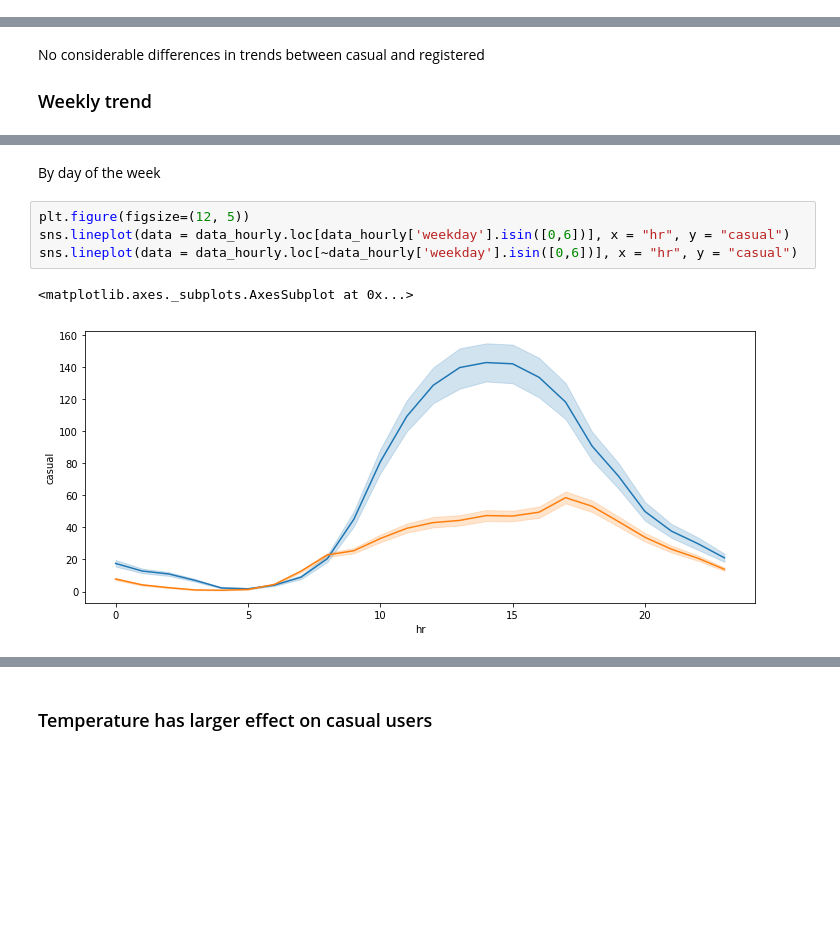
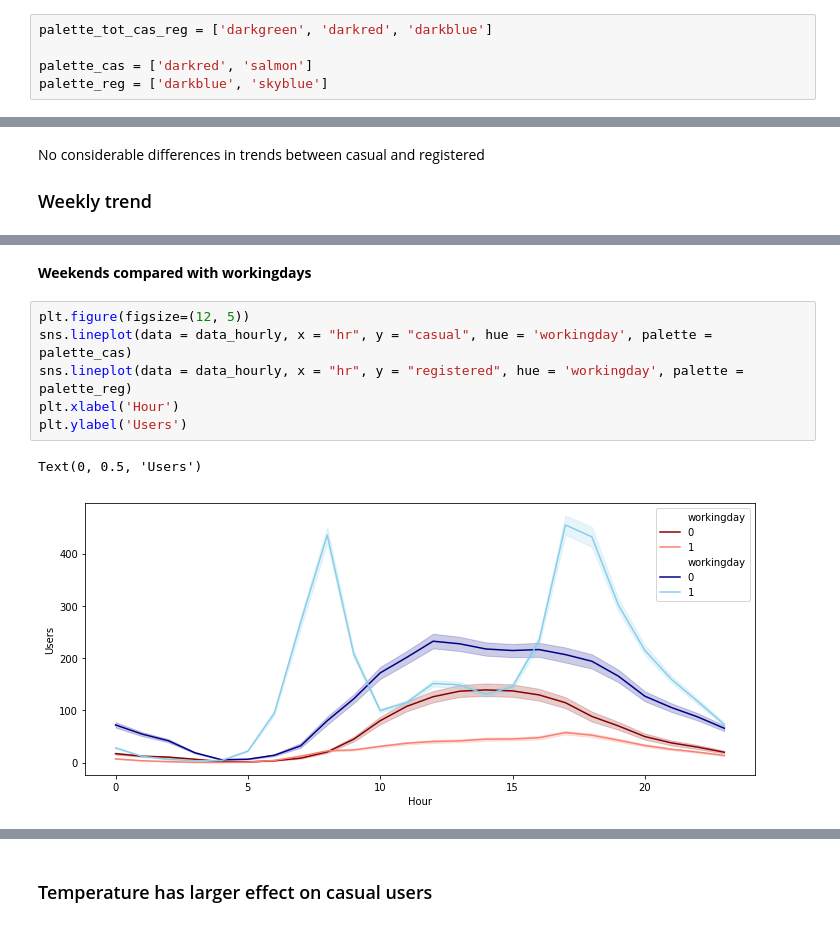
Before and after one commit to akoury/ml-helper, a Jupyter notebook: Regression.ipynb, the cells around one changed output, grey strips where cells are left out. Cells and saved outputs as stored; diff of their text form; blank space fills up the shorter version.

```diff
--- a/Regression.ipynb
+++ b/Regression.ipynb
@@ -215,3 +187,8 @@ dtype: object
+# %%
+palette_tot_cas_reg = ['darkgreen', 'darkred', 'darkblue']
+
+palette_cas = ['darkred', 'salmon']
+palette_reg = ['darkblue', 'skyblue']
 # %% [markdown]
 ## Overall distribution the target variable
 # %%
@@ -300,9 +369,11 @@ Text(0, 0.5, 'Users')
-# %% [markdown]
-By day of the week
+# %% [markdown]
+**Weekends compared with workingdays**
 # %%
 plt.figure(figsize=(12, 5))
-sns.lineplot(data = data_hourly.loc[data_hourly['weekday'].isin([0,6])], x = "hr", y = "casual")
-sns.lineplot(data = data_hourly.loc[~data_hourly['weekday'].isin([0,6])], x = "hr", y = "casual")
+sns.lineplot(data = data_hourly, x = "hr", y = "casual", hue = 'workingday', palette = palette_cas)
+sns.lineplot(data = data_hourly, x = "hr", y = "registered", hue = 'workingday', palette = palette_reg)
+plt.xlabel('Hour')
+plt.ylabel('Users')
 # %% [output]
-<matplotlib.axes._subplots.AxesSubplot at 0x...>
+Text(0, 0.5, 'Users')
-[figure, old version]
+[figure, new version]
```
Also changed, not shown: parts of 62 cells of this notebook.
